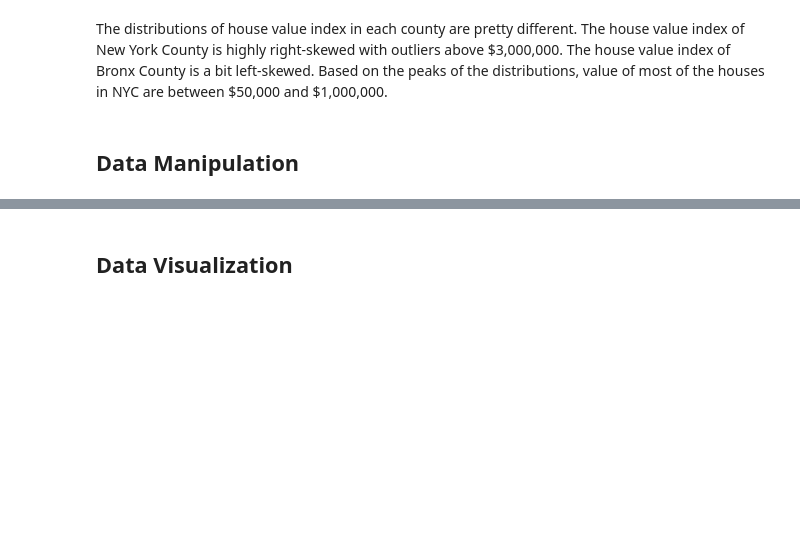
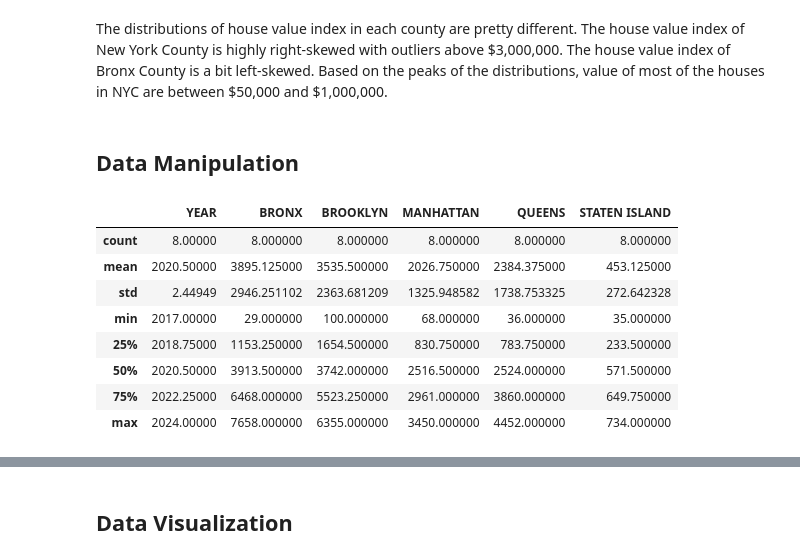
Before and after one commit to NakaFrozn/si618_final_project, a Jupyter notebook: Final_Project_Step1.ipynb, the cells around one changed output, grey strips where cells are left out. Drawn from its saved outputs; the diff is of its cells as text; code cells hidden in the pictures; blank space fills up the shorter version.

```diff
--- a/Final_Project_Step1.ipynb
+++ b/Final_Project_Step1.ipynb
@@ -125,3 +125,17 @@ The distributions of house value index in each county are pretty different. The
 nyc_county_HVI_avg.to_csv('./data/nyc_county_HVI_avg.csv.gz', index = False, compression='gzip')
 # %% [markdown]
 ## Data Manipulation
+# %%
+eviction_borough = pd.read_csv('./data/nyc_borough_evictions_aggregate.csv.gz', compression='gzip')
+# %%
+eviction_borough.describe()
+# %% [output]
+|  | YEAR | BRONX | BROOKLYN | MANHATTAN | QUEENS | STATEN ISLAND |
+| count | 8.00000 | 8.000000 | 8.000000 | 8.000000 | 8.000000 | 8.000000 |
+| mean | 2020.50000 | 3895.125000 | 3535.500000 | 2026.750000 | 2384.375000 | 453.125000 |
+| std | 2.44949 | 2946.251102 | 2363.681209 | 1325.948582 | 1738.753325 | 272.642328 |
+| min | 2017.00000 | 29.000000 | 100.000000 | 68.000000 | 36.000000 | 35.000000 |
+| 25% | 2018.75000 | 1153.250000 | 1654.500000 | 830.750000 | 783.750000 | 233.500000 |
+| 50% | 2020.50000 | 3913.500000 | 3742.000000 | 2516.500000 | 2524.000000 | 571.500000 |
+| 75% | 2022.25000 | 6468.000000 | 5523.250000 | 2961.000000 | 3860.000000 | 649.750000 |
+| max | 2024.00000 | 7658.000000 | 6355.000000 | 3450.000000 | 4452.000000 | 734.000000 |
```
Also changed, not shown: parts of 10 cells of this notebook, 2 other files.
